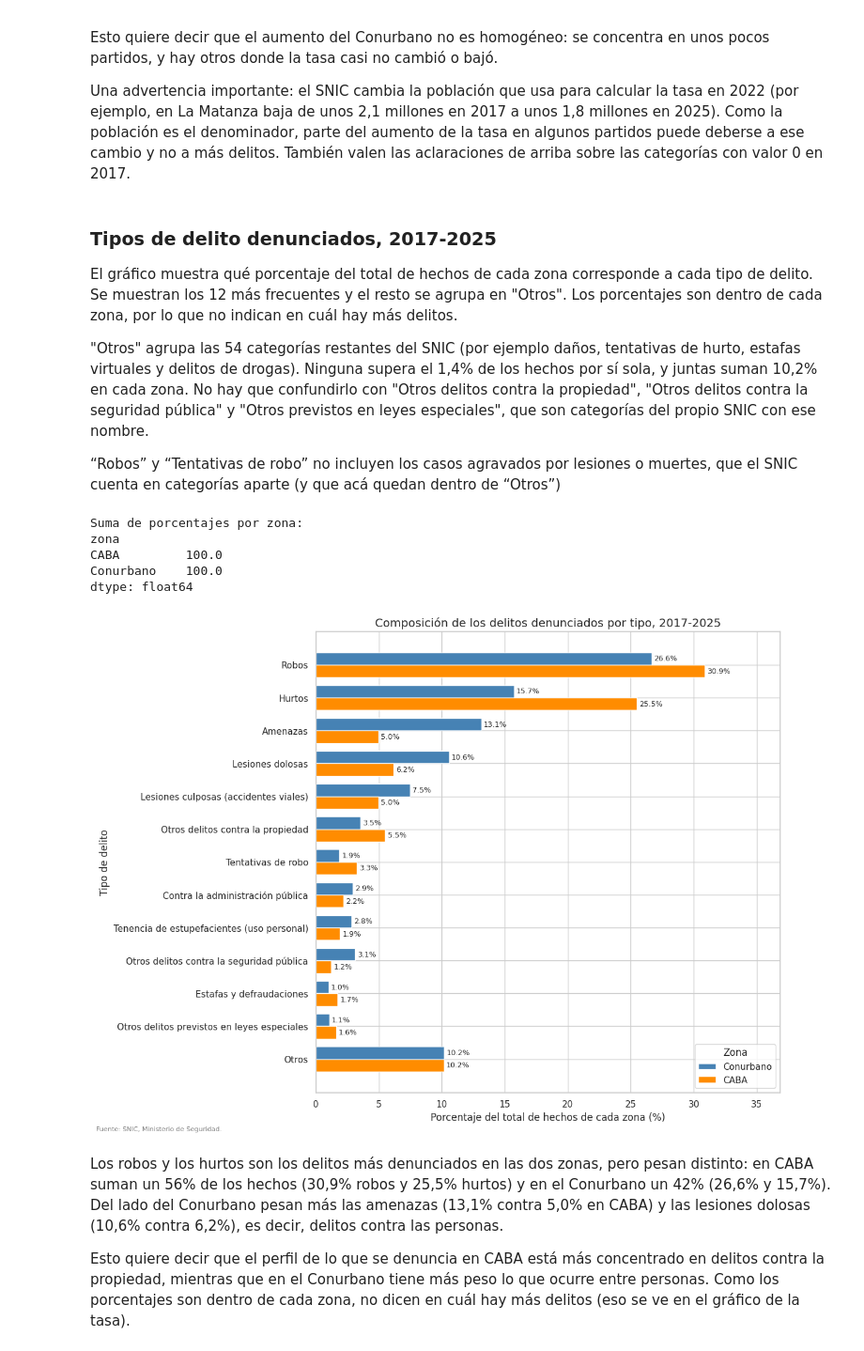
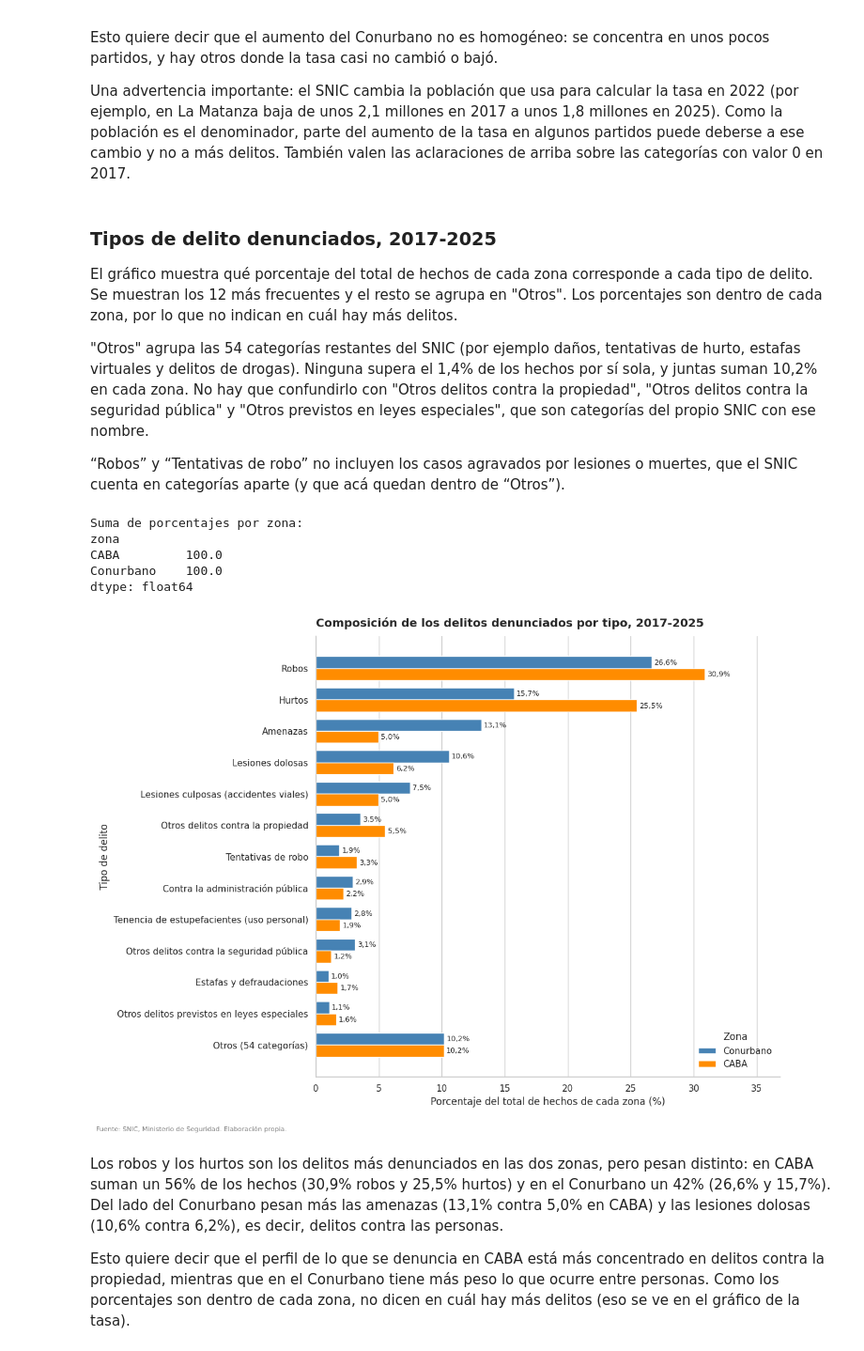
Before and after one commit to bauhaushm/TP-Delito_en_AMBA, a Jupyter notebook: TP_Delito.ipynb, the cells around one changed output. Shown at 94% size. Drawn from its saved outputs; the diff is of its cells as text; code cells hidden in the pictures.

```diff
--- a/TP_Delito.ipynb
+++ b/TP_Delito.ipynb
@@ -36,7 +36,7 @@ import colorsys #para definir los colores de las barras (convierte colores de HL
 Le pedimos a Pandas que nos haga un filtrado de filas y columnas del dataset. Acotamos el rango a la franja de años 2017-2025 (últimos 9 años) y reducimos la información a las columnas: "Año", "Provincia", "Departamentos", "Tipo de delito", "Cantidad de Hechos" y "Tasa de delito (cada 100.000 habitantes)". Nombramos al nuevo dataset obtenido.
 # %%
 # 1. Cargar únicamente las columnas A, C, E, G, H, M (índices 0, 2, 4, 6, 7, 12)
-columnas = [0, 2, 4, 6, 7, 12]
+columnas = [0, 2, 4, 6, 7, 9, 10, 11, 12]
 url = "https://raw.githubusercontent.com/bauhaushm/TP-Delito_en_AMBA/SantiagoPeralta/DF/snic_completo.zip"
 df = pd.read_csv(url, usecols=columnas, low_memory=False)
 
@@ -517,7 +525,7 @@ virtuales y delitos de drogas). Ninguna supera el 1,4% de los hechos por sí sol
 cada zona. No hay que confundirlo con "Otros delitos contra la propiedad", "Otros delitos contra la
 seguridad pública" y "Otros previstos en leyes especiales", que son categorías del propio SNIC con ese nombre.
 
-“Robos” y “Tentativas de robo” no incluyen los casos agravados por lesiones o muertes, que el SNIC cuenta en categorías aparte (y que acá quedan dentro de “Otros”)
+“Robos” y “Tentativas de robo” no incluyen los casos agravados por lesiones o muertes, que el SNIC cuenta en categorías aparte (y que acá quedan dentro de “Otros”).
 # %%
 # Base de las dos zonas, a partir de df_delito_amba (ya filtrada en la celda del merge)
 base_zonas = df_delito_amba[df_delito_amba["Departamentos"] != "Departamento sin determinar"].copy()
@@ -541,42 +549,45 @@ base_zonas["tipo"] = base_zonas["codigo_delito_snic_nombre"].map(nombres_cortos)
 hechos = base_zonas.groupby(["zona", "tipo"])["cantidad_hechos"].sum().unstack(0).fillna(0)
 
 # 3) Porcentaje de cada tipo sobre el total de hechos de su zona
 pct = hechos / hechos.sum() * 100
 
-# 4) Nos quedamos con los 12 tipos más frecuentes y juntamos el resto en "Otros"
+# 4) Nos quedamos con los 12 tipos más frecuentes y juntamos el resto en una sola fila
 top = pct.sum(axis=1).sort_values(ascending=False).head(12).index
 tabla_tipos = pct.loc[top]
-tabla_tipos.loc["Otros"] = 100 - tabla_tipos.sum()
+nombre_otros = f"Otros ({len(pct) - 12} categorías)"          # cuántas categorías se agrupan
+tabla_tipos.loc[nombre_otros] = 100 - tabla_tipos.sum()
 tabla_tipos = tabla_tipos.iloc[::-1]          # se invierte el orden para que el más frecuente quede arriba
 # Control: los porcentajes de cada zona tienen que sumar 100
 print("Suma de porcentajes por zona:")
 print(tabla_tipos.sum().round(1))
 
 # 5) Gráfico de barras agrupadas: una barra por zona para cada tipo de delito
 y = np.arange(len(tabla_tipos))               # posición de cada tipo en el eje vertical
 alto = 0.38                                   # alto de cada barra
 fig, ax = plt.subplots(figsize=(12, 9))
 b1 = ax.barh(y + alto/2, tabla_tipos["Conurbano"], alto, label="Conurbano", color="steelblue")
 b2 = ax.barh(y - alto/2, tabla_tipos["CABA"], alto, label="CABA", color="darkorange")
-ax.bar_label(b1, fmt="%.1f%%", padding=3, fontsize=9)    # escribe el porcentaje al final de cada barra
-ax.bar_label(b2, fmt="%.1f%%", padding=3, fontsize=9)
+for barras, zona in [(b1, "Conurbano"), (b2, "CABA")]:
+    ax.bar_label(barras, labels=[f"{v:.1f}%".replace(".", ",") for v in tabla_tipos[zona]], padding=3, fontsize=9)
 ax.set_yticks(y); ax.set_yticklabels(tabla_tipos.index)
-ax.set_title("Composición de los delitos denunciados por tipo, 2017-2025", fontsize=14)
+ax.set_title("Composición de los delitos denunciados por tipo, 2017-2025", fontsize=14, fontweight="bold", loc="left", pad=12)
 ax.set_xlabel("Porcentaje del total de hechos de cada zona (%)")
 ax.set_ylabel("Tipo de delito")
 ax.set_xlim(0, tabla_tipos.max().max() + 6)  # deja lugar a la derecha para las etiquetas
-ax.legend(title="Zona")
-fig.text(0.01, 0.005, "Fuente: SNIC, Ministerio de Seguridad.", fontsize=8, color="gray")
-plt.tight_layout()
+ax.grid(axis="y", visible=False)             # grilla solo vertical (sobre los valores)
+ax.spines[["top", "right"]].set_visible(False)
+ax.legend(title="Zona", frameon=False, loc="lower right")
+fig.text(0.01, 0.005, "Fuente: SNIC, Ministerio de Seguridad. Elaboración propia.", fontsize=8, color="gray")
+plt.tight_layout(rect=[0, 0.03, 1, 1])
 plt.savefig("tipos_delito.png", dpi=110)
 plt.show()
 # %% [output]
 Suma de porcentajes por zona:
 zona
 CABA         100.0
 Conurbano    100.0
 dtype: float64
-[figure, old version]
+[figure, new version]
 # %% [markdown]
 Los robos y los hurtos son los delitos más denunciados en las dos zonas, pero pesan
 distinto: en CABA suman un 56% de los hechos (30,9% robos y 25,5% hurtos) y en el Conurbano un 42%
```
Also changed, not shown: parts of 10 cells of this notebook.
